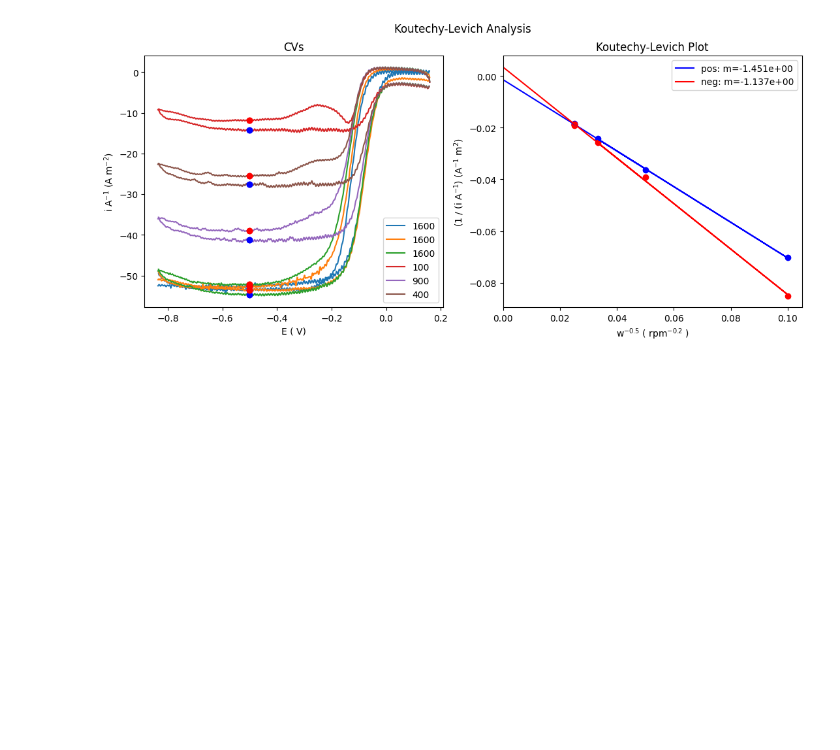
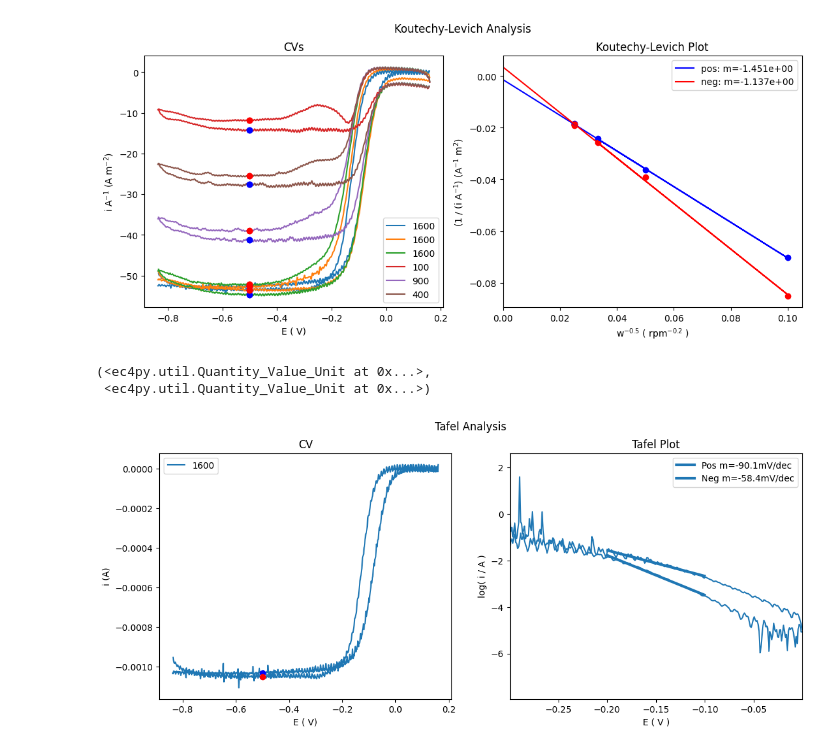
Before and after one commit to Guswib/EC4py, a Jupyter notebook: dev/CV_Datas/Levich_Analysis_CV.ipynb, the cells around one changed output. Saved outputs shown, nothing was run; the diff lists cells and outputs as text; code cells hidden in the pictures; blank space fills up the shorter version.

```diff
--- a/dev/CV_Datas/Levich_Analysis_CV.ipynb
+++ b/dev/CV_Datas/Levich_Analysis_CV.ipynb
@@ -76,3 +76,9 @@ dir     pos             neg
 slope:  -1.45e+00       -1.14e+00
 -6.893e-01 A^-1 m^2 rpm^0.2 -1.451e+00 A m^-2 rpm^-0.2
 [figure]
+# %%
+CVs[0].Tafel([-0.2, -0.1 ],-0.5)
+# %% [output]
+(<ec4py.util.Quantity_Value_Unit at 0x...>,
+ <ec4py.util.Quantity_Value_Unit at 0x...>)
+[figure, added]
```
Also changed, not shown: parts of 3 cells of this notebook, 15 other files.
